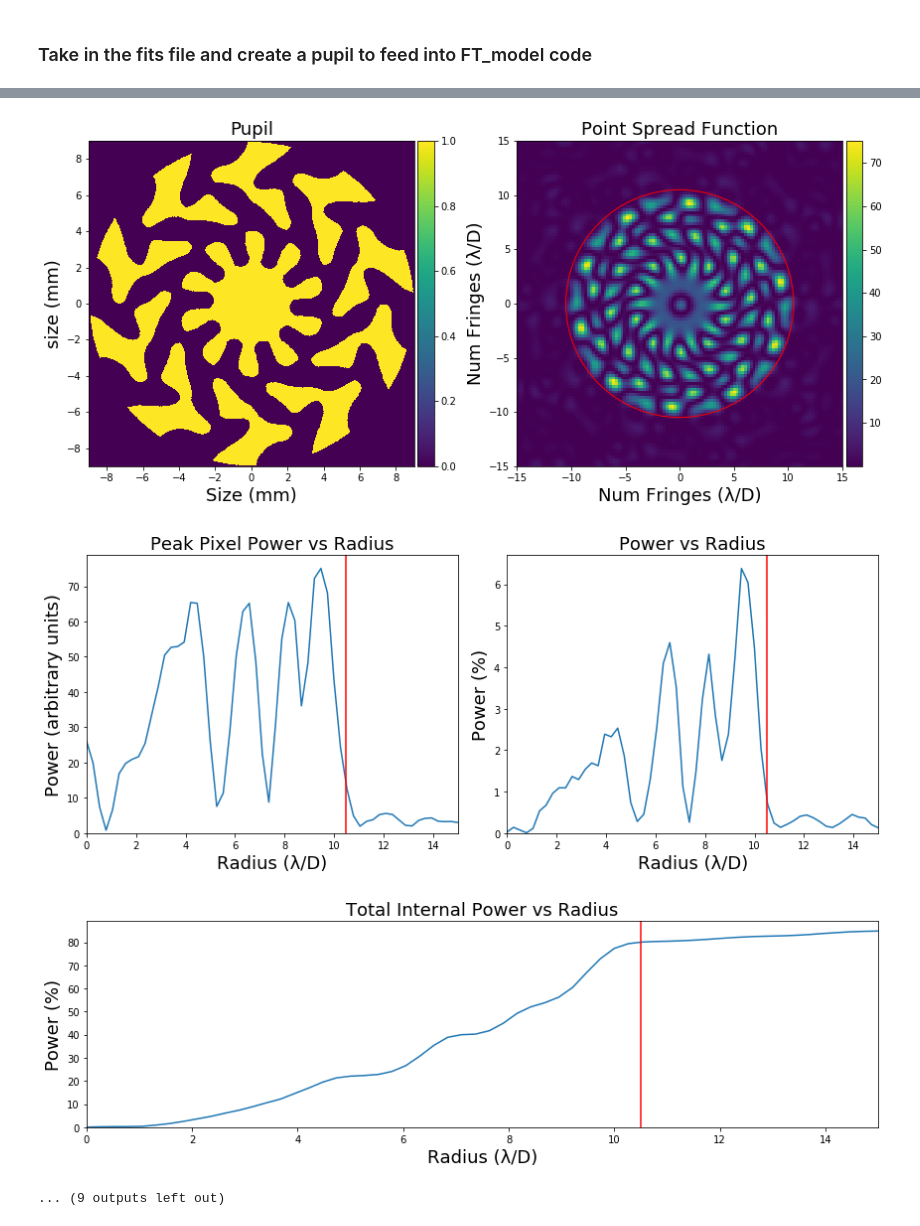
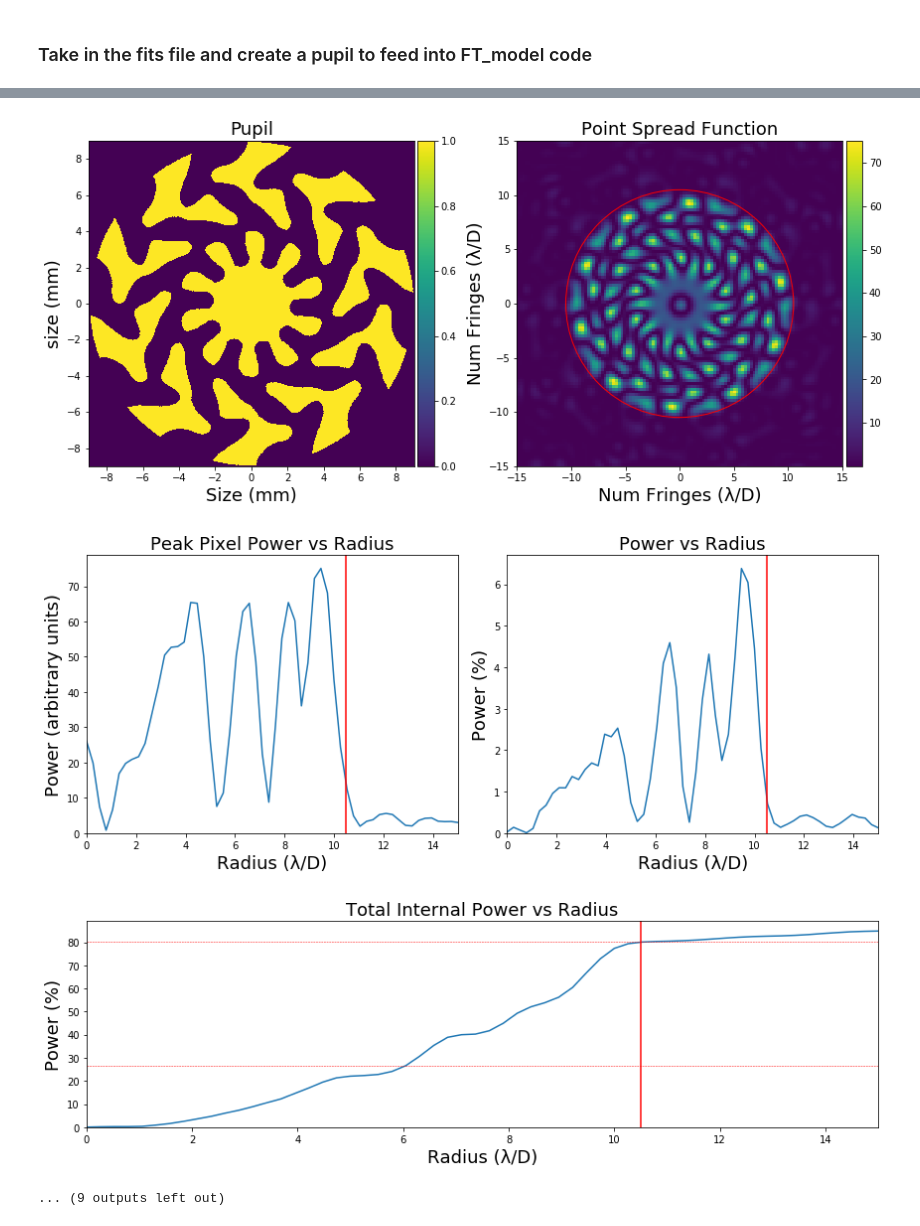
Before and after one commit to LouisDesdoigts/Pupil_design, a Jupyter notebook: Pupil_simulations/Pupil_analysis.ipynb, the cells around one changed output, grey strips where cells are left out. Drawn from its saved outputs; the diff is of its cells as text; code cells hidden in the pictures.

```diff
--- a/Pupil_simulations/Pupil_analysis.ipynb
+++ b/Pupil_simulations/Pupil_analysis.ipynb
@@ -49,3 +39,26 @@ xvals = np.linspace(0, fringe_extent_im, pixel_extent_im//2)
+# %%
+# Define the radial region to analyse
+num_fringes = 10.5
+
+# Image viewing extent
+fringe_extent_im = 15
+
+# Graph viewing extent
+fringe_extent_graph = 15
+
+# Horizontal line fringe values
+fringe_0 = num_fringes
+fringe_1 = 6
+# %%
+# Calculate needed values
+c = npixels//2
+pixel_radii_0 = fl*tan(fringe_0*lam/aperture)/detector_pitch
+pixel_radii_1 = fl*tan(fringe_1*lam/aperture)/detector_pitch
+pixel_extent_im = int(fl*tan(2*fringe_extent_im*lam/aperture)/detector_pitch)
+pixel_extent_graph = int(fl*tan(2*fringe_extent_graph*lam/aperture)/detector_pitch)
+xvals = np.linspace(0, fringe_extent_im, pixel_extent_im//2)
+index_0 = int(horizonatal_fringe_0*pixel_extent_graph/(2*fringe_extent_graph))
+index_1 = int(horizonatal_fringe_1*pixel_extent_graph/(2*fringe_extent_graph))
 # %%
 %%time
 outputs = []
@@ -55,12 +68,16 @@ for pupil in pupils:
     im_out = im_out/np.sum(im_out)
 
     gradient = "{:.2f}".format(RWGE(im_out)*1e6)
-    gradient_in = "{:.2f}".format(RWGE(im_out, max=pixel_radii)*1e6)
-    ratio = "{:.2f}".format(power_ratio(im_out, pixel_radii)*100)
+    gradient_in_0 = "{:.2f}".format(RWGE(im_out, max=pixel_radii_0)*1e6)
+    gradient_in_1 = "{:.2f}".format(RWGE(im_out, max=pixel_radii_1)*1e6)
+
+    ratio_0 = "{:.2f}".format(power_ratio(im_out, pixel_radii_0)*100)
+    ratio_1 = "{:.2f}".format(power_ratio(im_out, pixel_radii_1)*100)
+
     pixel_peak = "{:.2f}".format(np.max(im_out)*1e5)
     central = "{:.2f}".format(im_out[im_out.shape[0]//2][im_out.shape[0]//2]*1e5)
 
-    evaluation = [gradient, gradient_in, ratio, pixel_peak, central]
+    evaluation = [gradient, gradient_in_0, gradient_in_1, ratio_0, ratio_1, pixel_peak, central]
 
     regions = np.zeros(npixels)
     peaks = np.zeros(npixels)
@@ -101,11 +118,13 @@ for pupil_file in outputs:
     print("    _____________________________________________________________________\n\
     | MAXIMISE:\t\t\t\t| MINIMISE: \t\t\t|\n\
     _____________________________________________________________________\n\
-    | RWGE over array:\t\t{1}   | Peak pixel value:\t{4} \t|\n\
-    | RWGE inside {0} \u03BB/D:\t{2}   | Central pixel value:\t{5} \t|\n\
-    | % Power in {0} \u03BB/D:\t{3}   |\t\t\t\t|\n\
+    | RWGE over array:\t\t{2}   | Peak pixel value:\t{7} \t|\n\
+    | RWGE inside {0} \u03BB/D:\t{3}\t| Central pixel value:\t{8} \t|\n\
+    | RWGE inside {1} \u03BB/D:\t{4}\t|\t\t\t\t|\n\
+    | % Power in {0} \u03BB/D:\t{5}\t|\t\t\t\t|\n\
+    | % Power in {1} \u03BB/D:\t\t{6}\t|\t\t\t\t|\n\
     _____________________________________________________________________\n"
-    .format(num_fringes, evaluation[0], evaluation[1], evaluation[2], evaluation[3], evaluation[4]))
+    .format(fringe_0, fringe_1, evaluation[0], evaluation[1], evaluation[2], evaluation[3], evaluation[4], evaluation[5], evaluation[6]))
 
     extent = -fringe_extent_im, fringe_extent_im, -fringe_extent_im, fringe_extent_im
     im = axs[1].imshow(im_out[int(c-pixel_extent_im//2):int(c+pixel_extent_im//2),\
@@ -148,6 +167,8 @@ for pupil_file in outputs:
     axs.set_xlabel("Radius (\u03BB/D)", fontsize=18)
     axs.set_ylabel("Power (%)", fontsize=18)
     axs.axvline(x=num_fringes, color='r')
+    axs.axhline(y=cum_sum[index_0]*100, linestyle='--', linewidth=0.5, color='r')
+    axs.axhline(y=cum_sum[index_1]*100, linestyle='--', linewidth=0.5, color='r')
 
     plt.tight_layout()
     plt.show()
@@ -192,5 +219,5 @@ ________________________________________________________________________________
     _____________________________________________________________________
 [figure]
 [figure]
-[figure, old version]
+[figure, new version]
 ... (9 outputs left out)
```
Also changed, not shown: parts of 4 cells of this notebook.
